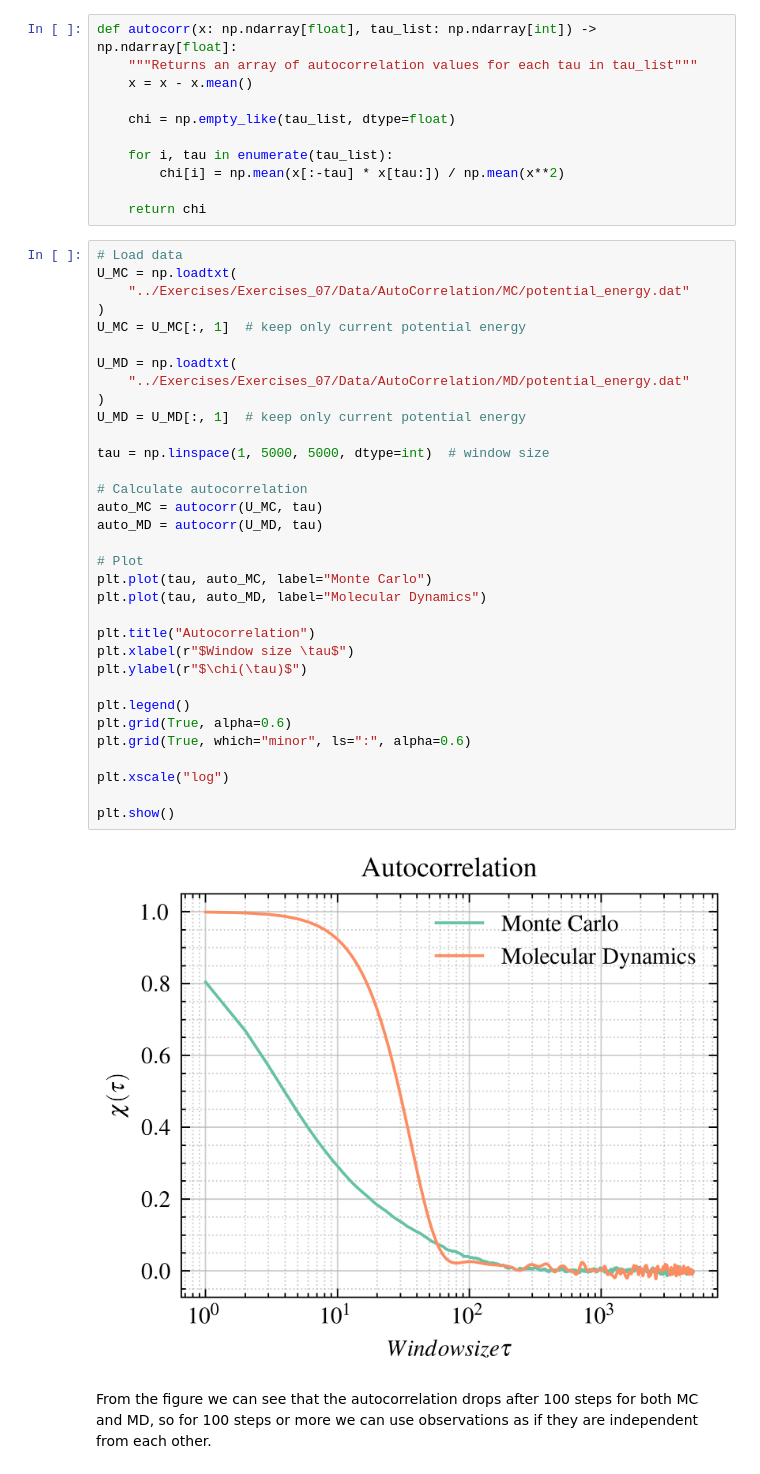
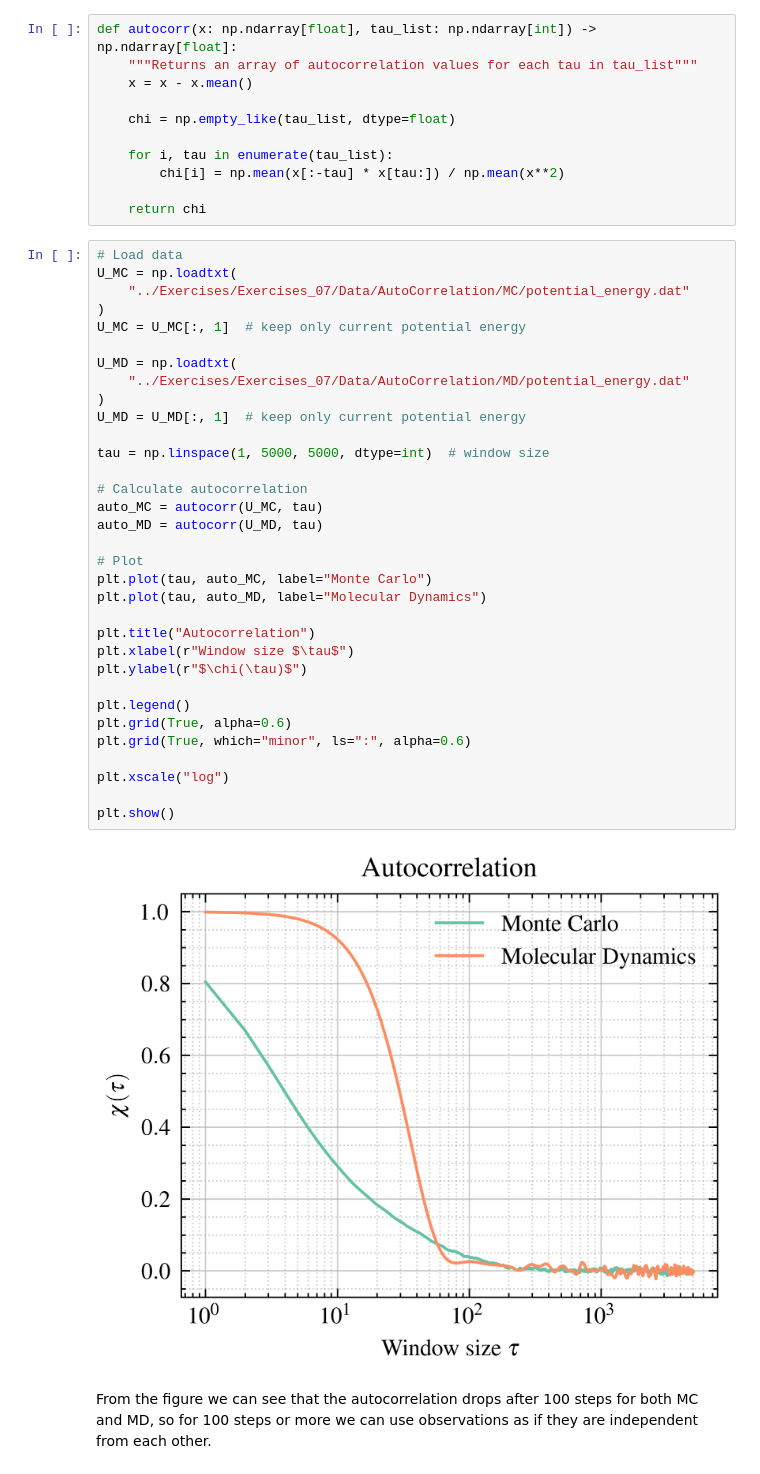
Before and after one commit to Mattia04/LSN, a Jupyter notebook: Notebooks/Exercises_07.ipynb, the cells around one changed output. Saved outputs shown, nothing was run; the diff lists cells and outputs as text.

```diff
--- a/Notebooks/Exercises_07.ipynb
+++ b/Notebooks/Exercises_07.ipynb
@@ -100,35 +108,35 @@ U_MC = np.loadtxt(
     "../Exercises/Exercises_07/Data/AutoCorrelation/MC/potential_energy.dat"
 )
 U_MC = U_MC[:, 1]  # keep only current potential energy
 
 U_MD = np.loadtxt(
     "../Exercises/Exercises_07/Data/AutoCorrelation/MD/potential_energy.dat"
 )
 U_MD = U_MD[:, 1]  # keep only current potential energy
 
 tau = np.linspace(1, 5000, 5000, dtype=int)  # window size
 
 # Calculate autocorrelation
 auto_MC = autocorr(U_MC, tau)
 auto_MD = autocorr(U_MD, tau)
 
 # Plot
 plt.plot(tau, auto_MC, label="Monte Carlo")
 plt.plot(tau, auto_MD, label="Molecular Dynamics")
 
 plt.title("Autocorrelation")
-plt.xlabel(r"$Window size \tau$")
+plt.xlabel(r"Window size $\tau$")
 plt.ylabel(r"$\chi(\tau)$")
 
 plt.legend()
 plt.grid(True, alpha=0.6)
 plt.grid(True, which="minor", ls=":", alpha=0.6)
 
 plt.xscale("log")
 
 plt.show()
 # %% [output]
-[figure, old version]
+[figure, new version]
 # %% [markdown]
 From the figure we can see that the autocorrelation drops after 100 steps for both MC and MD, so for 100 steps or more we can use observations as if they are independent from each other.
 # %% [markdown]
```
Also changed, not shown: parts of 6 cells of this notebook.
